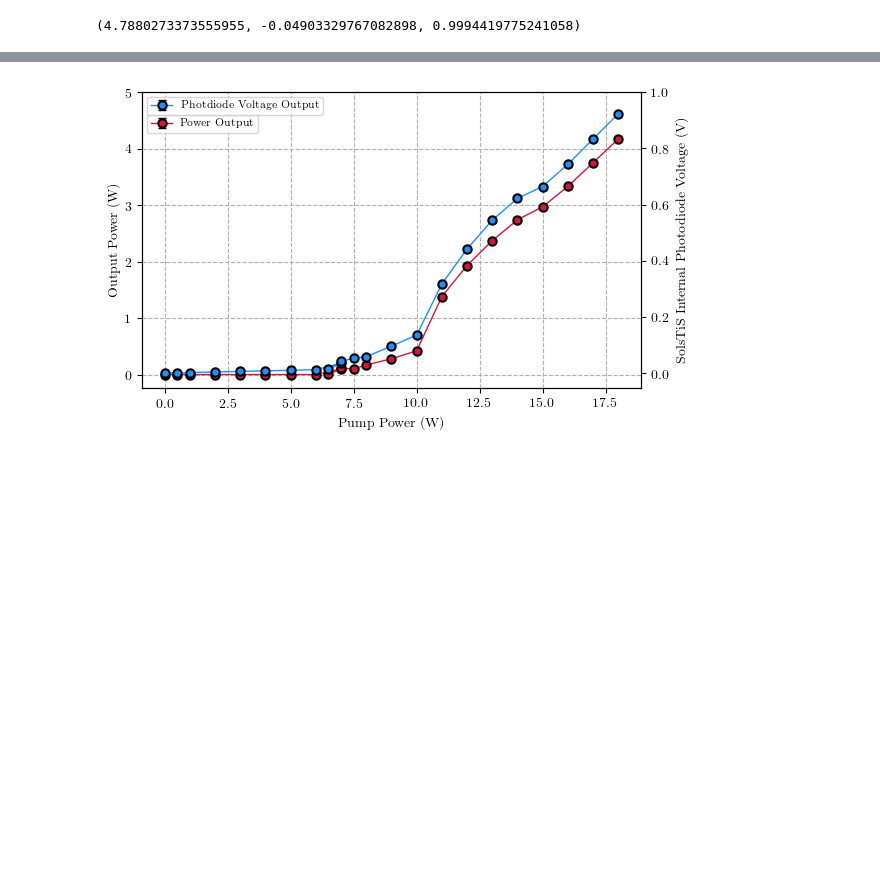
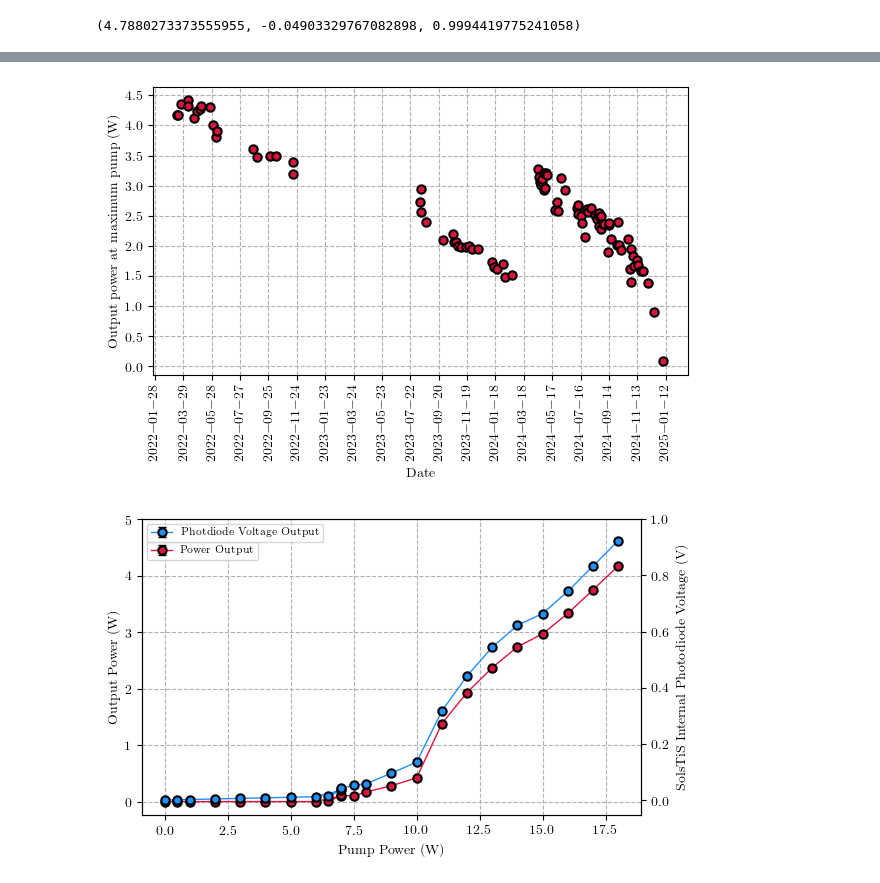
Before and after one commit to hsuchungchuan/Projects, a Jupyter notebook: 250518 M2 Long Term Power Degradation Curve/250518 Power Curve.ipynb, the cells around one changed output, grey strips where cells are left out. Drawn from its saved outputs; the diff is of its cells as text; code cells hidden in the pictures; blank space fills up the shorter version.

Commit message:
m2 long term curve

```diff
--- a/250518 M2 Long Term Power Degradation Curve/250518 Power Curve.ipynb
+++ b/250518 M2 Long Term Power Degradation Curve/250518 Power Curve.ipynb
@@ -106,4 +102,3 @@ df
 # %%
-pump_power = df.iloc[:, 1]
-voltage_output = df.iloc[:, 2]
-power_output = df.iloc[:, 3]
+datetime = df.iloc[:-3, 20]
+power = df.iloc[:-3, 21]
@@ -120,7 +145,7 @@ plt.rcParams.update({
 })
 
 plt.rcParams["savefig.bbox"] = None
-plt.rcParams["figure.figsize"] = (5.9,3.5)  # (width, height) in inches, change height but not width
+plt.rcParams["figure.figsize"] = (5.9,4)  # (width, height) in inches, change height but not width
 plt.rcParams["figure.titlesize"] = 10 # this is only for plt.suptitle, i set it to be the same as the rest
 
 plt.rcParams["axes.titlesize"] = 10 # control title size
@@ -149,7 +174,7 @@ plt.rcParams["lines.linewidth"] = 1
 plt.rcParams["lines.markersize"] = 6 #data point size
 plt.rcParams["lines.markeredgewidth"] = 1.5 # width of the edge of the marker
 plt.rcParams["lines.markeredgecolor"] = "black" # color of the edge of the marker
-# plt.rcParams["lines.markerfacecolor"] = "dodgerblue" # color of the inside of the marker
+plt.rcParams["lines.markerfacecolor"] = "crimson" # color of the inside of the marker
 plt.rcParams["lines.marker"] = "o" # marker type, see https://matplotlib.org/stable/api/markers_api.html for all options
 plt.rcParams["lines.color"] = "black" # color of the line
 # # CHOOSE NICE COLOR FOR DARK MARKER EDGEWIDTH FROM "dodgerblue","mediumseagreen","crimson","mediumpurple","slateblue","darkorange","peru","goldenrod"
@@ -165,6 +190,17 @@ plt.rcParams['axes.grid'] = True
 # plt.rcParams["ytick.major.pad"] = 4.0 # distance between yticks dashes and yaxis numbers
 # plt.rcParams["ytick.major.size"] = 3.0
 # plt.rcParams["ytick.major.width"] = 0.7
+# %%
+plt.plot(datetime, power, 'ko', label="Power", color="crimson")
+plt.xlabel("Date")
+plt.ylabel("Output power at maximum pump (W)")
+plt.xticks(rotation=90)
+plt.yticks(np.arange(0, 5, 0.5))
+plt.gca().xaxis.set_major_locator(plt.MaxNLocator(20))
+# plt.show()
+plt.savefig("250518 M2LongTermPowerDegradationCurve.pdf",dpi=300)
+# %% [output]
+[figure, added]
 # %%
 fig, ax = plt.subplots()
 
```
Also changed, not shown: parts of 4 cells of this notebook, 2 other files.
